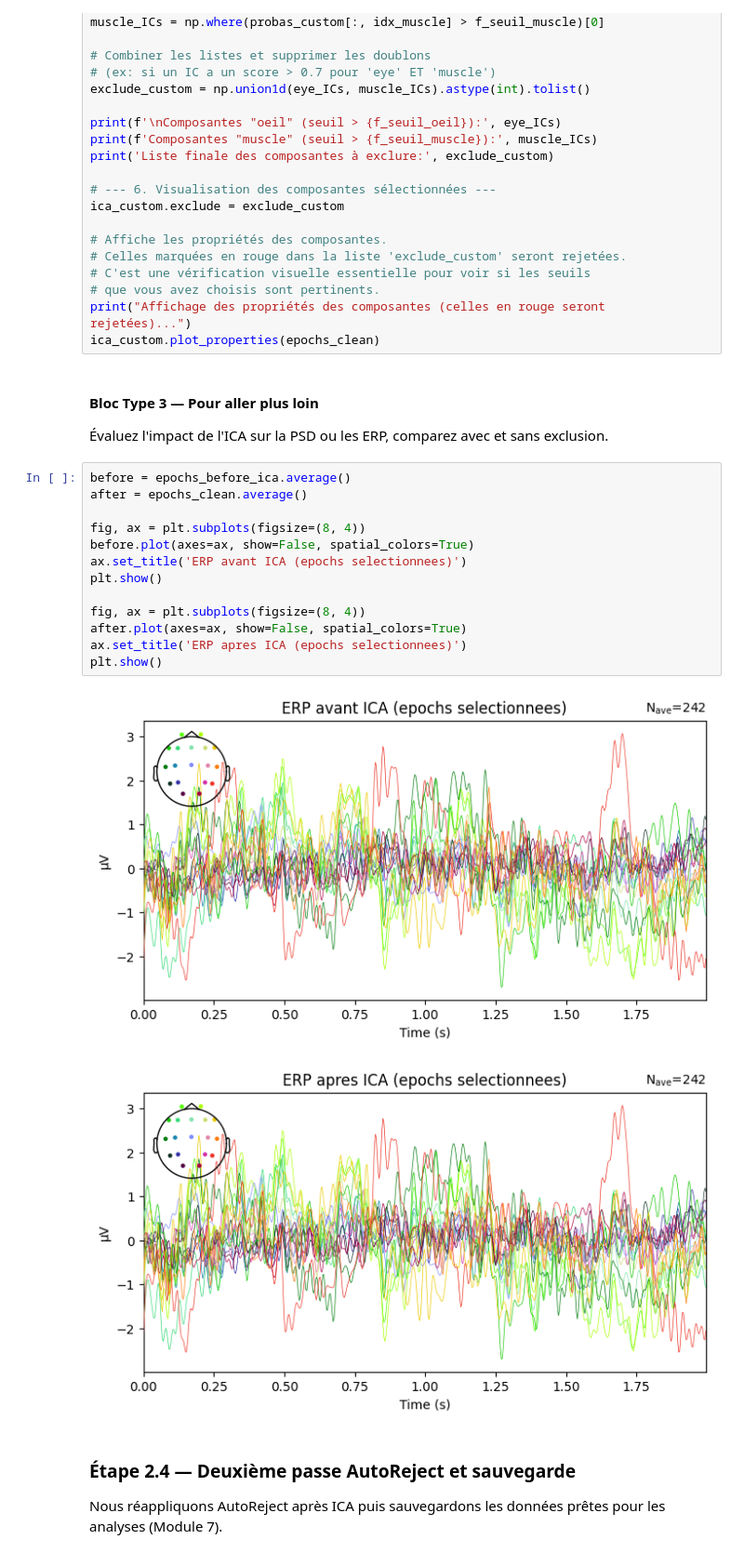
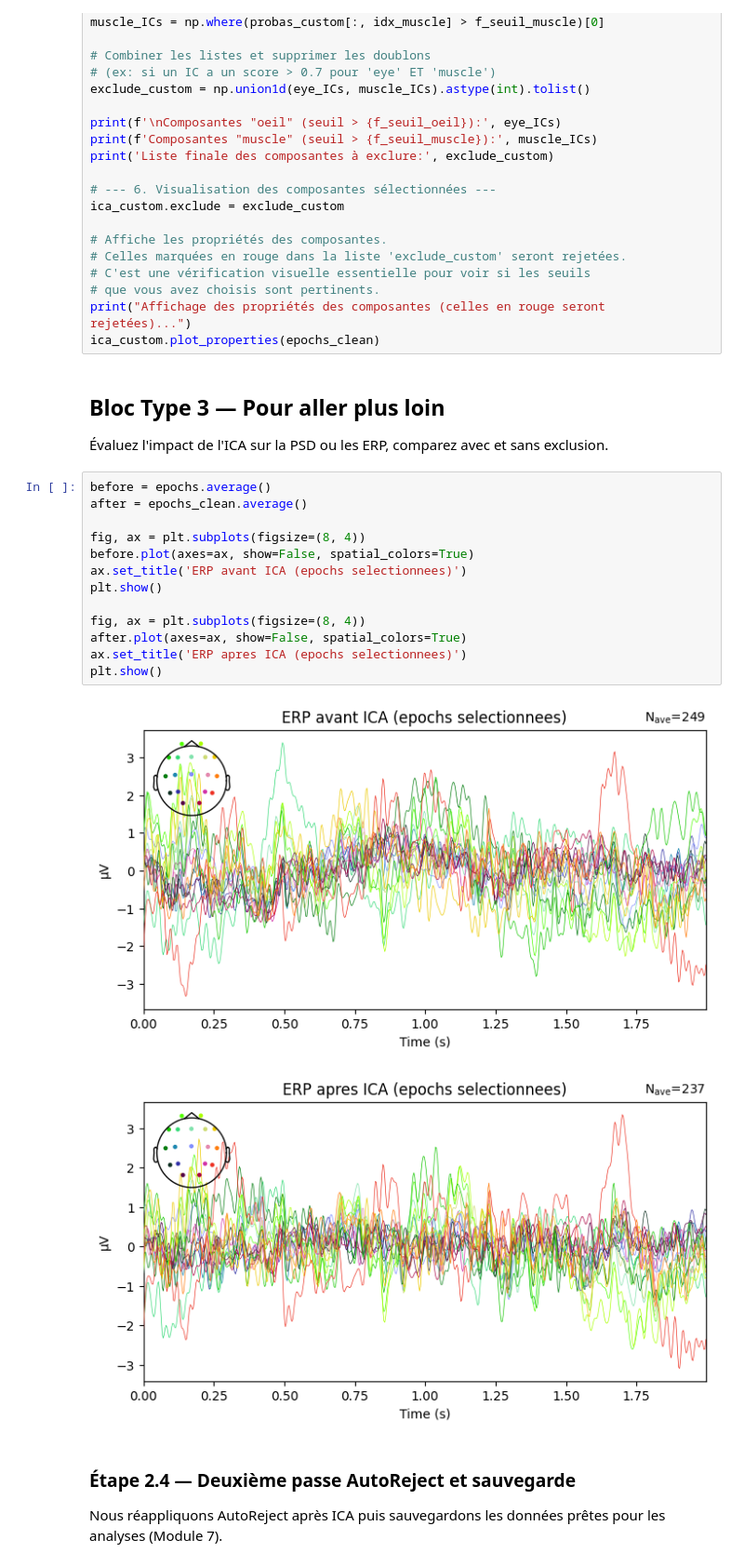
Before and after one commit to BabaSanfour/PSY2007D2025-Cours-UdeM, a Jupyter notebook: 01_preprocessing_notebook.ipynb, the cells around one changed output. Shown at 93% size. Cells and saved outputs as stored; diff of their text form.

```diff
--- a/01_preprocessing_notebook.ipynb
+++ b/01_preprocessing_notebook.ipynb
@@ -737,25 +947,26 @@ ica_custom.exclude = exclude_custom
 # que vous avez choisis sont pertinents.
 print("Affichage des propriétés des composantes (celles en rouge seront rejetées)...")
 ica_custom.plot_properties(epochs_clean)
-# %% [markdown]
-#### Bloc Type 3 — Pour aller plus loin
-Évaluez l'impact de l'ICA sur la PSD ou les ERP, comparez avec et sans exclusion.
-# %%
-before = epochs_before_ica.average()
-after = epochs_clean.average()
-
-fig, ax = plt.subplots(figsize=(8, 4))
-before.plot(axes=ax, show=False, spatial_colors=True)
-ax.set_title('ERP avant ICA (epochs selectionnees)')
-plt.show()
-
-fig, ax = plt.subplots(figsize=(8, 4))
-after.plot(axes=ax, show=False, spatial_colors=True)
-ax.set_title('ERP apres ICA (epochs selectionnees)')
-plt.show()
-# %% [output]
-[figure, removed]
-[figure, removed]
+# %% [markdown]
+## Bloc Type 3 — Pour aller plus loin
+
+Évaluez l'impact de l'ICA sur la PSD ou les ERP, comparez avec et sans exclusion.
+# %%
+before = epochs.average()
+after = epochs_clean.average()
+
+fig, ax = plt.subplots(figsize=(8, 4))
+before.plot(axes=ax, show=False, spatial_colors=True)
+ax.set_title('ERP avant ICA (epochs selectionnees)')
+plt.show()
+
+fig, ax = plt.subplots(figsize=(8, 4))
+after.plot(axes=ax, show=False, spatial_colors=True)
+ax.set_title('ERP apres ICA (epochs selectionnees)')
+plt.show()
+# %% [output]
+[figure, added]
+[figure, added]
 # %% [markdown]
 ### Étape 2.4 — Deuxième passe AutoReject et sauvegarde
 Nous réappliquons AutoReject après ICA puis sauvegardons les données prêtes pour les analyses (Module 7).
```
Also changed, not shown: parts of 9 cells of this notebook.
